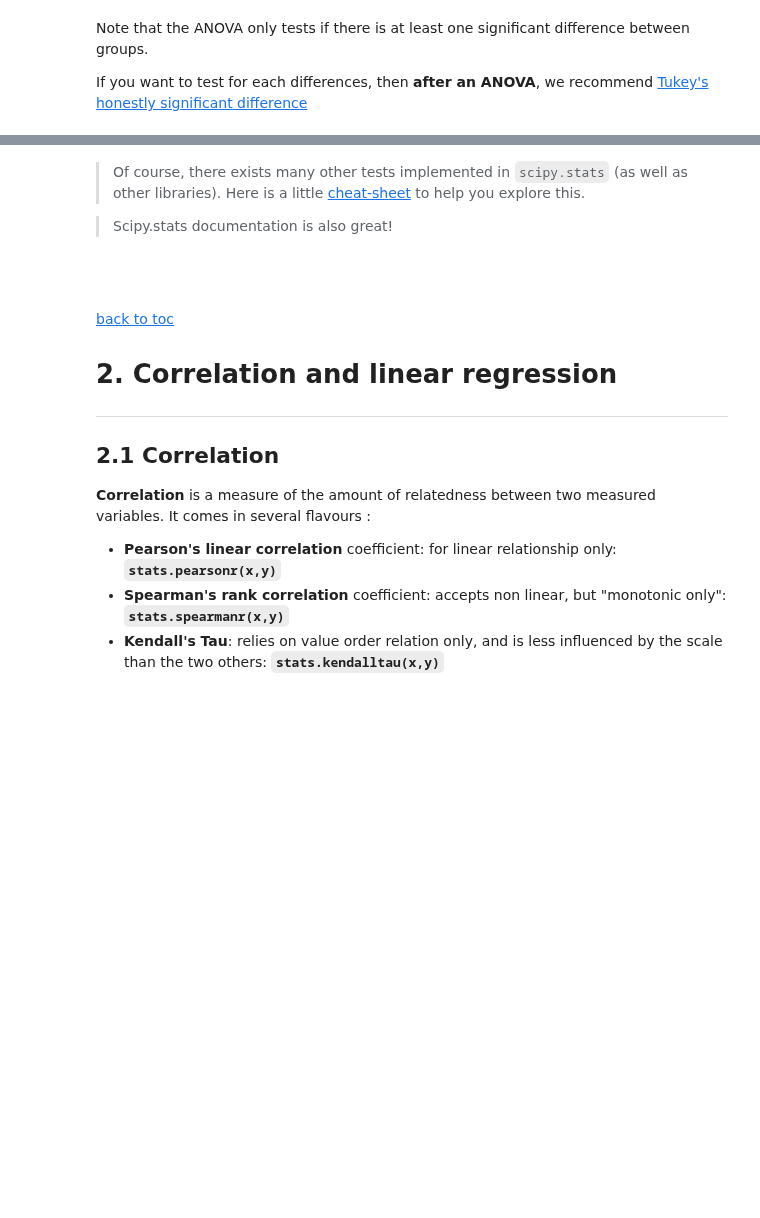
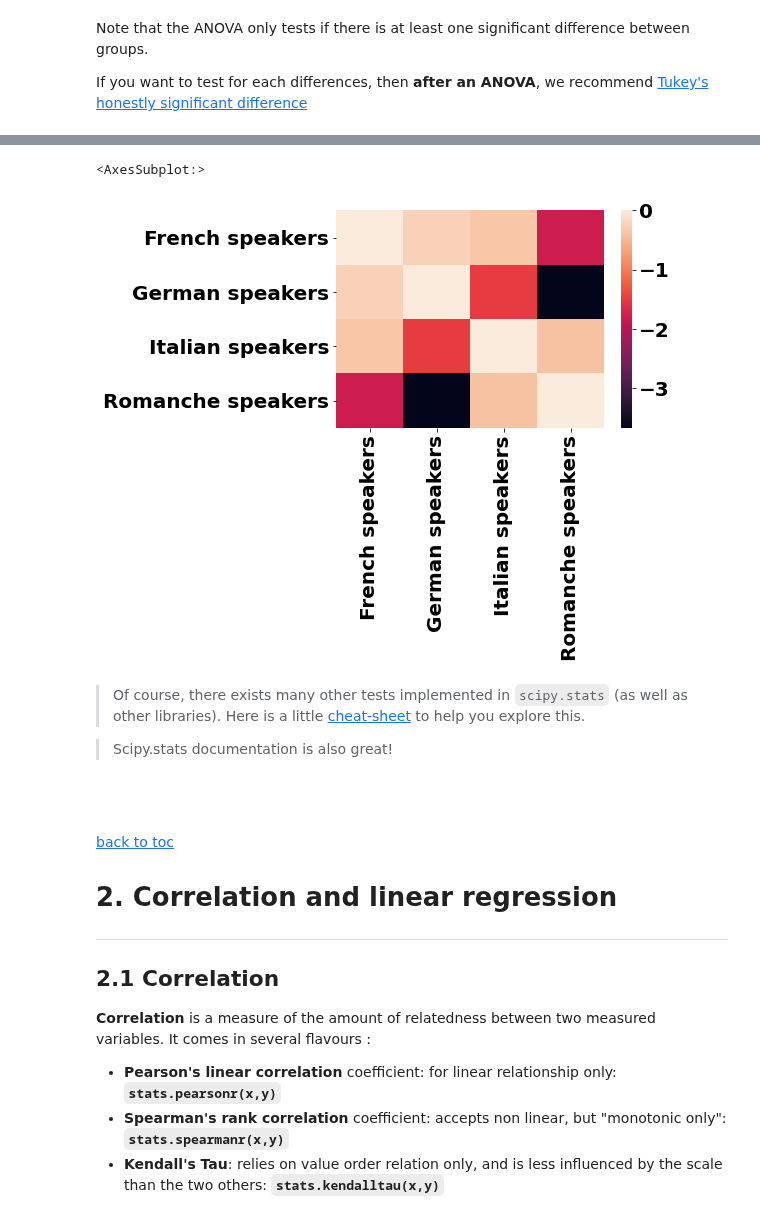
Before and after one commit to sib-swiss/intermediate-python-training, a Jupyter notebook: course1/03_statistics_with_python.ipynb, the cells around one changed output, grey strips where cells are left out. Saved outputs shown, nothing was run; the diff lists cells and outputs as text; code cells hidden in the pictures; blank space fills up the shorter version.

```diff
--- a/course1/03_statistics_with_python.ipynb
+++ b/course1/03_statistics_with_python.ipynb
@@ -634,3 +792,11 @@ for i,n in enumerate(aggregated60fraction.index):
+# %%
+## we can visualize the results as a p-value heatmap
+sns.heatmap( np.log10( res.pvalue ),
+            xticklabels = aggregated60fraction.index ,
+            yticklabels = aggregated60fraction.index  )
+# %% [output]
+<AxesSubplot:>
+[figure, added]
 # %% [markdown]
 > Of course, there exists many other tests implemented in `scipy.stats` (as well as other libraries). Here is a little [cheat-sheet](https://machinelearningmastery.com/statistical-hypothesis-tests-in-python-cheat-sheet/) to help you explore this.
 
```
Also changed, not shown: parts of 42 cells of this notebook.
